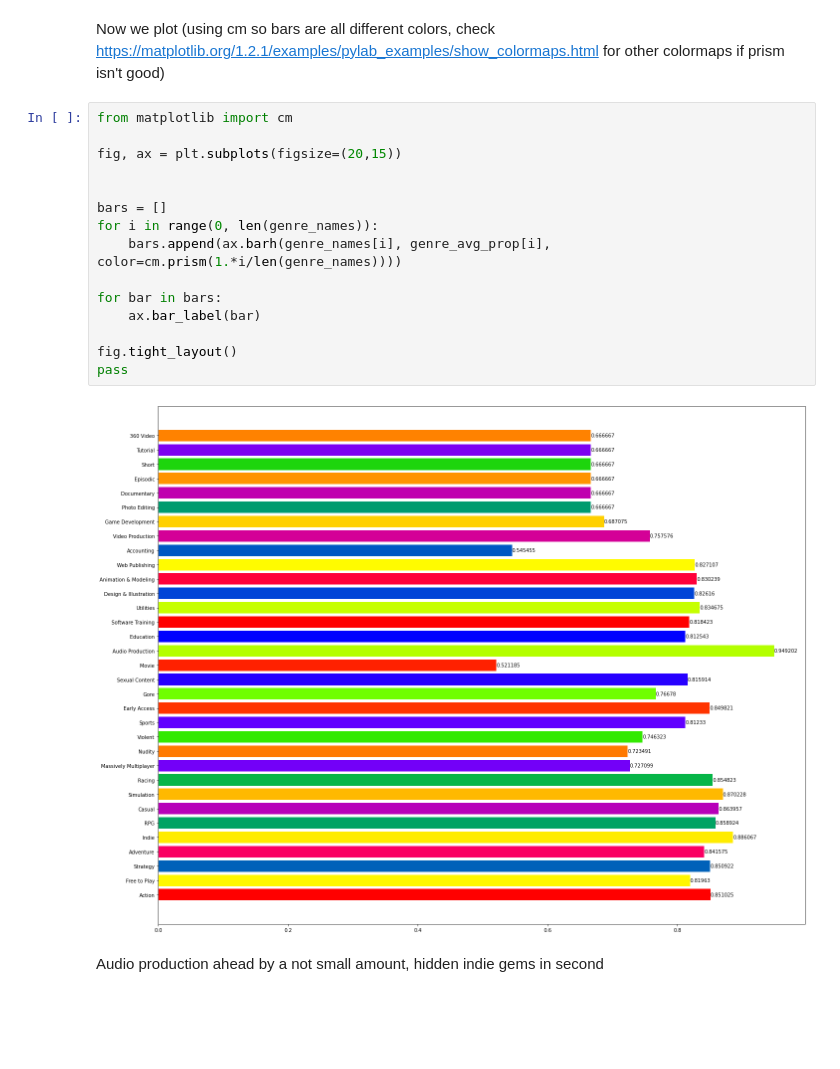
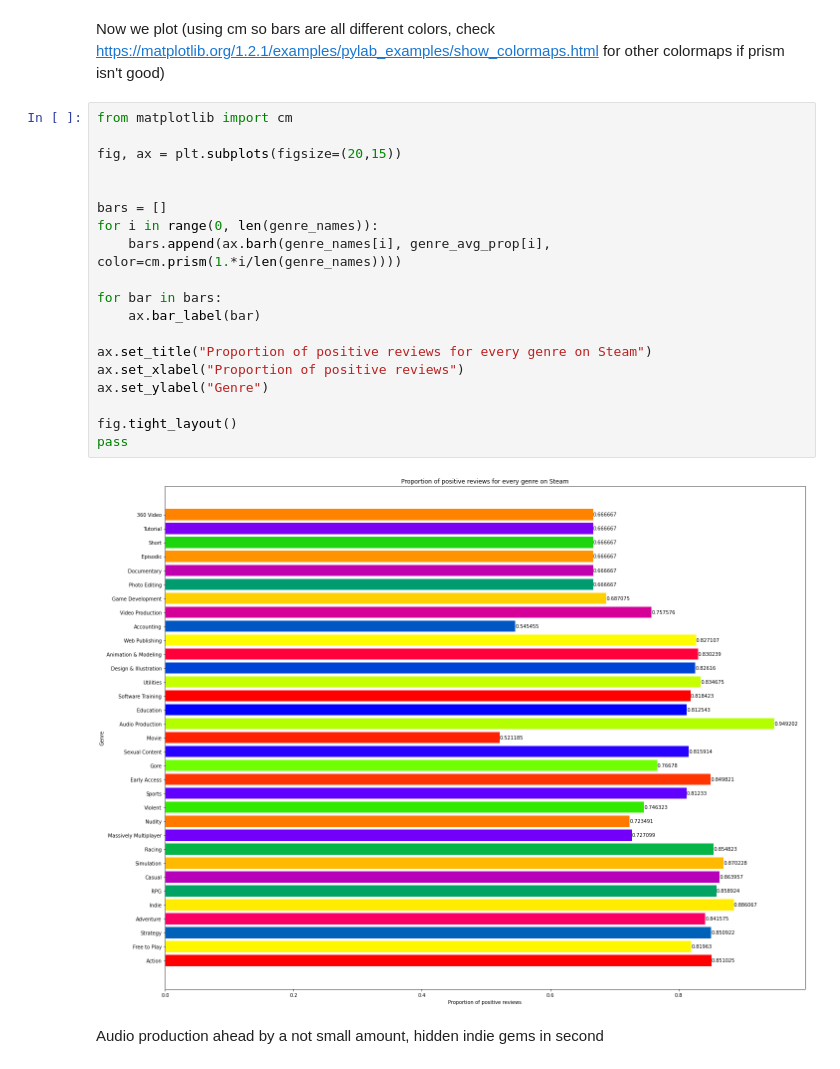
Before and after one commit to PokoNut/CMSC320FinalProject, a Jupyter notebook: final.ipynb, the cells around one changed output. Drawn from its saved outputs; the diff is of its cells as text; blank space fills up the shorter version.

```diff
--- a/final.ipynb
+++ b/final.ipynb
@@ -341,20 +341,24 @@ Now we plot (using cm so bars are all different colors, check https://matplotlib
 # %%
 from matplotlib import cm
 
 fig, ax = plt.subplots(figsize=(20,15))
 
 
 bars = []
 for i in range(0, len(genre_names)):
     bars.append(ax.barh(genre_names[i], genre_avg_prop[i], color=cm.prism(1.*i/len(genre_names))))
 
 for bar in bars:
     ax.bar_label(bar)
 
+ax.set_title("Proportion of positive reviews for every genre on Steam")
+ax.set_xlabel("Proportion of positive reviews")
+ax.set_ylabel("Genre")
+
 fig.tight_layout()
 pass
 # %% [output]
-[figure, old version]
+[figure, new version]
 # %% [markdown]
 Audio production ahead by a not small amount, hidden indie gems in second
 # %% [markdown]
```
Also changed, not shown: parts of 3 cells of this notebook.
